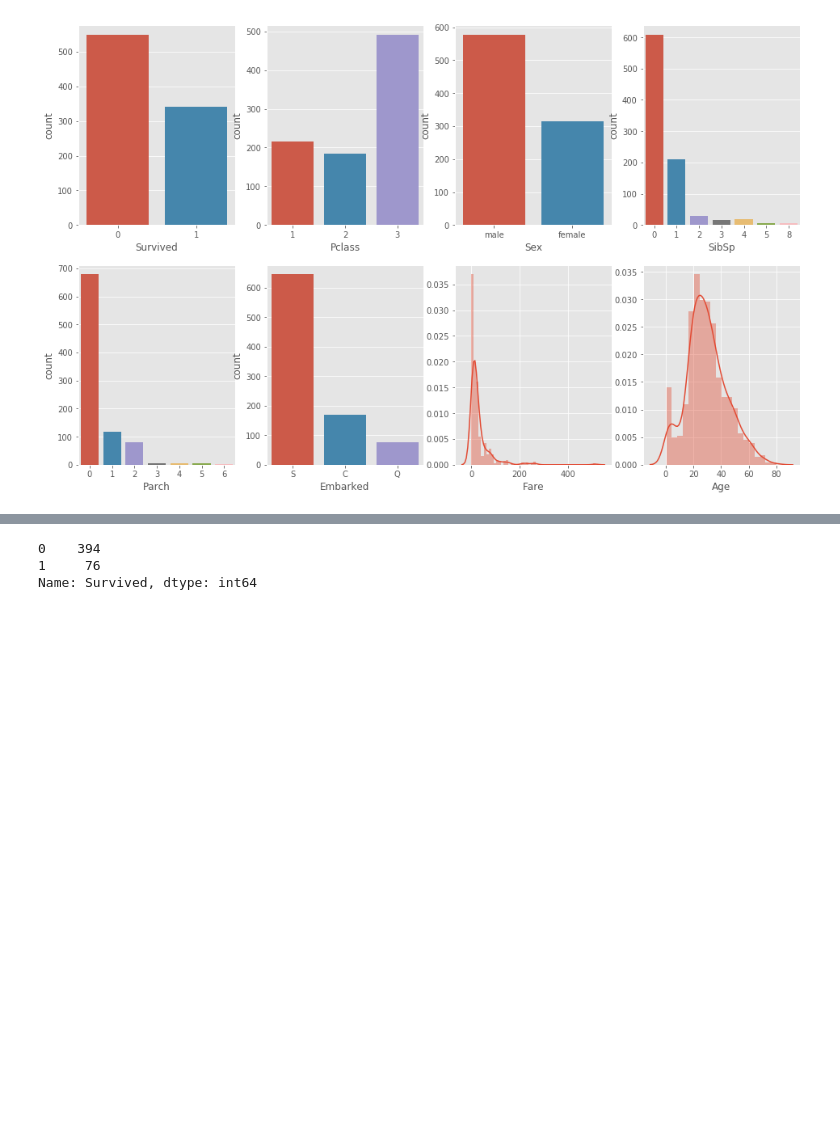
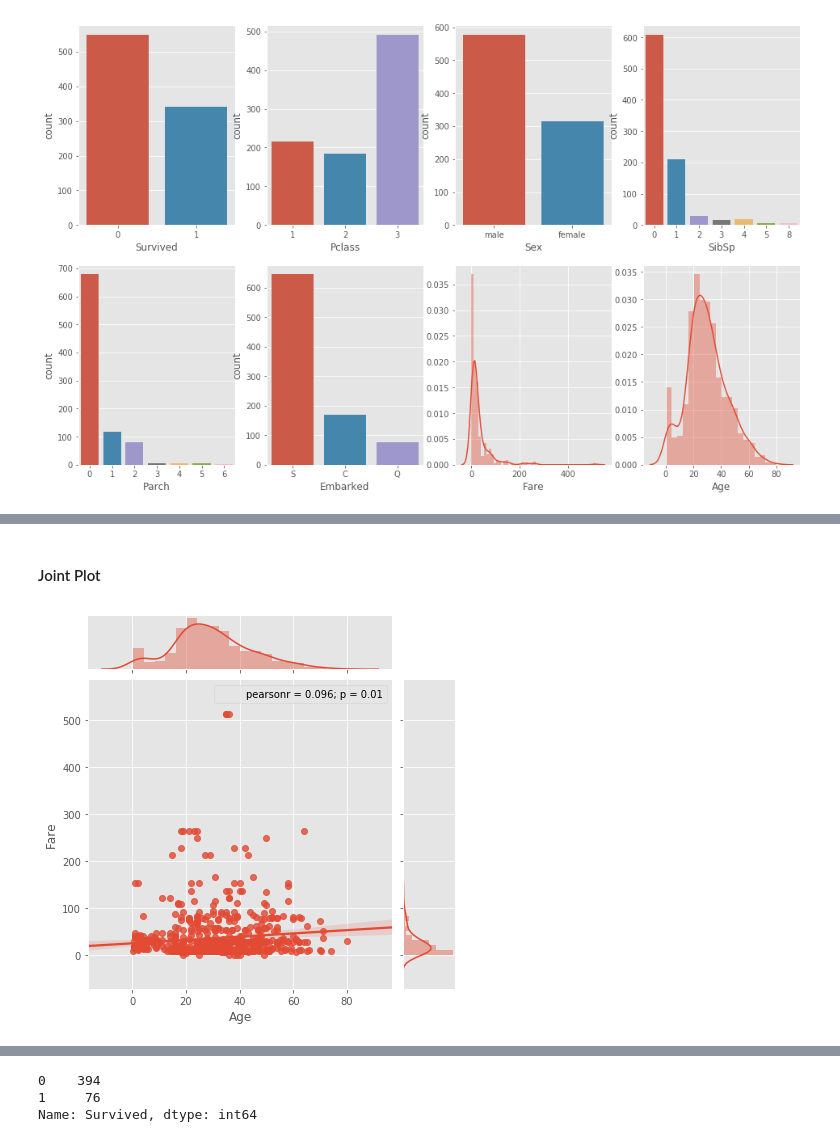
Before and after one commit to saheelahmed2/Titanic-EDA, a Jupyter notebook: Notebook/TITANIC EDA.ipynb, the cells around one changed output, grey strips where cells are left out. Cells and saved outputs as stored; diff of their text form; code cells hidden in the pictures; blank space fills up the shorter version.

```diff
--- a/Notebook/TITANIC EDA.ipynb
+++ b/Notebook/TITANIC EDA.ipynb
@@ -148,0 +187,6 @@ train[(train.Fare >200) & (train.Survived == 1) & (train.Sex == 'female')]
+# %% [markdown]
+#### Joint Plot
+# %%
+sns.jointplot(x = 'Age' , y = 'Fare' , data = train, kind = 'reg');
+# %% [output]
+[figure, added]
```
Also changed, not shown: parts of 19 cells of this notebook.
